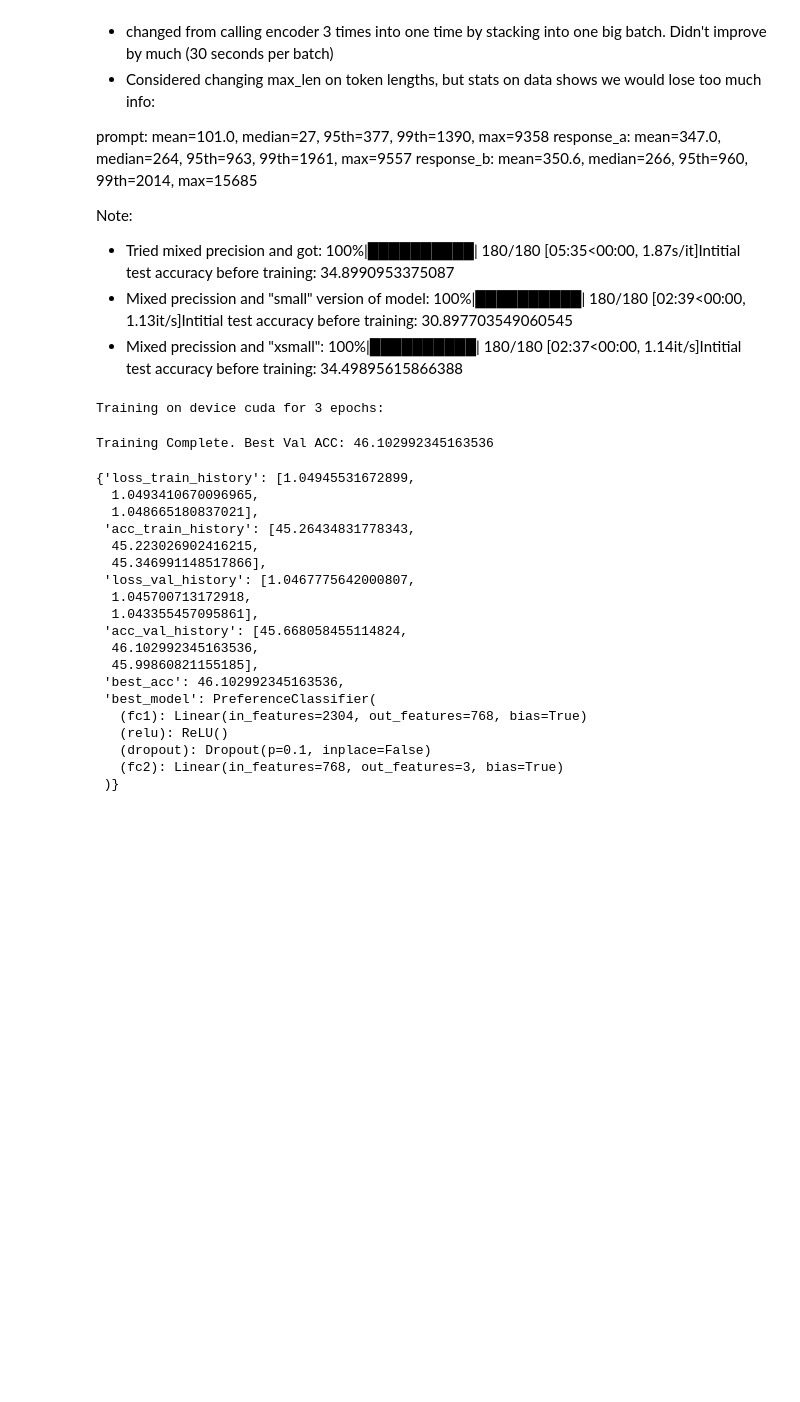
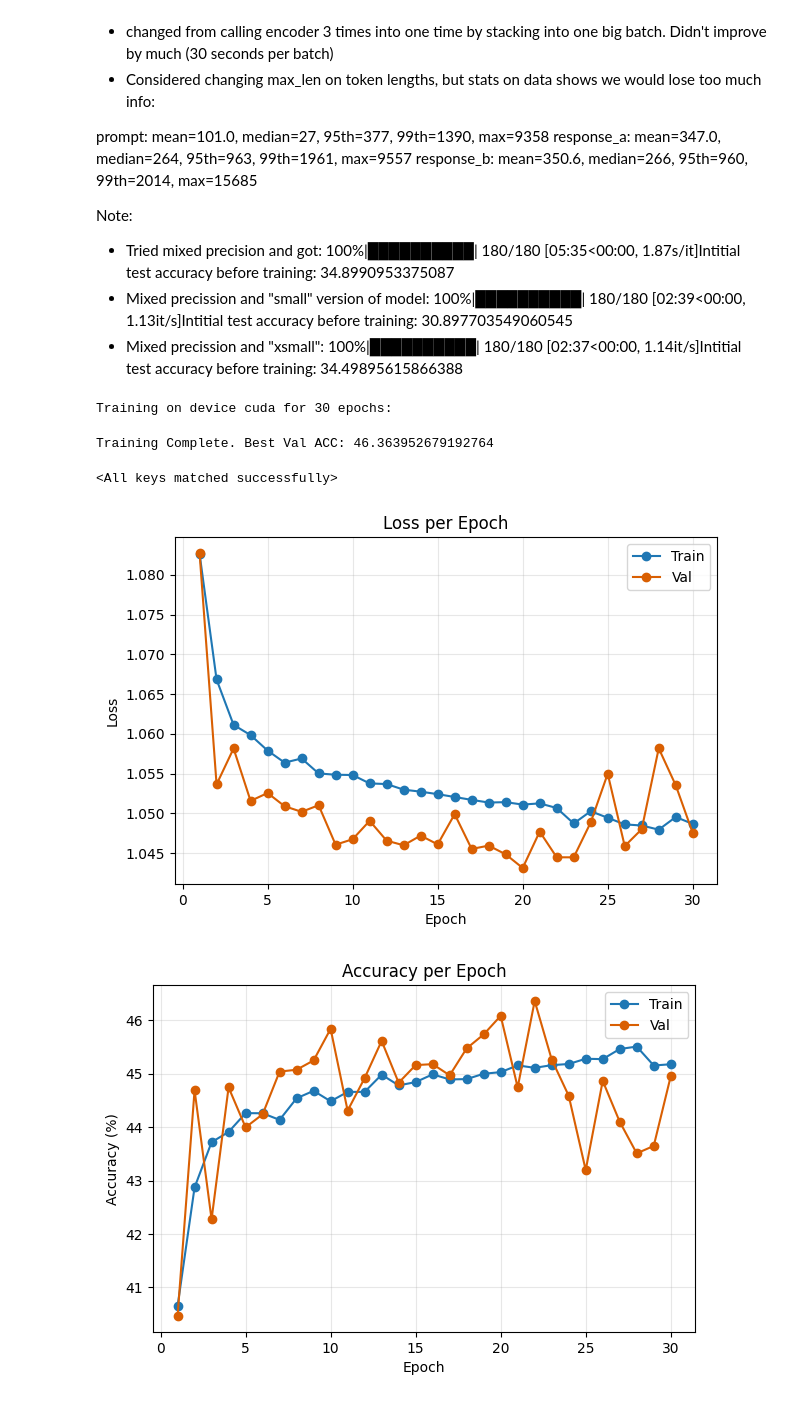
Before and after one commit to fernandoquintino/llm-classification-finetuning, a Jupyter notebook: LLM_kaggle_proect.ipynb, the cells around one changed output. Drawn from its saved outputs; the diff is of its cells as text; code cells hidden in the pictures; blank space fills up the shorter version.

Commit message:
Added a working train function. Still need to add documentation. I am able to save and reload model.

```diff
--- a/LLM_kaggle_proect.ipynb
+++ b/LLM_kaggle_proect.ipynb
@@ -633,7 +633,7 @@ def train_epoch(model, loader, device, optimizer, loss):
 
     return epoch_loss, epoch_acc
 
-def validate(model, loader, device, optimizer, loss):
+def validate_epoch(model, loader, device, optimizer, loss):
     model.eval()
     running_loss = 0.0
     correct = 0
@@ -675,7 +675,7 @@ def train_model(model, train_loader, val_loader, device, optimizer, loss, num_ep
         loss_train_history.append(epoch_train_loss)
         acc_train_history.append(epoch_train_acc)
 
-        epoch_val_loss, epoch_val_acc = validate(model, val_loader, device, optimizer, loss)
+        epoch_val_loss, epoch_val_acc = validate_epoch(model, val_loader, device, optimizer, loss)
         loss_val_history.append(epoch_val_loss)
         acc_val_history.append(epoch_val_acc)
 
@@ -695,26 +695,7 @@ def train_model(model, train_loader, val_loader, device, optimizer, loss, num_ep
         "best_model": best_model
     }
 # %%
-train_model(model, train_loader, val_loader, device, optimizer, loss, num_epochs=3)
+results = train_model(model, train_loader, val_loader, device, optimizer, loss, num_epochs=30)
 # %% [output]
-Training on device cuda for 3 epochs:
+Training on device cuda for 30 epochs:
-Training Complete. Best Val ACC: 46.102992345163536
+Training Complete. Best Val ACC: 46.363952679192764
-{'loss_train_history': [1.04945531672899,
-  1.0493410670096965,
-  1.048665180837021],
- 'acc_train_history': [45.26434831778343,
-  45.223026902416215,
-  45.346991148517866],
- 'loss_val_history': [1.0467775642000807,
-  1.045700713172918,
-  1.043355457095861],
- 'acc_val_history': [45.668058455114824,
-  46.102992345163536,
-  45.99860821155185],
- 'best_acc': 46.102992345163536,
- 'best_model': PreferenceClassifier(
-   (fc1): Linear(in_features=2304, out_features=768, bias=True)
-   (relu): ReLU()
-   (dropout): Dropout(p=0.1, inplace=False)
-   (fc2): Linear(in_features=768, out_features=3, bias=True)
- )}
@@ -720,0 +708,34 @@ Training Complete. Best Val ACC: 46.102992345163536
+# %%
+model_classifier = PreferenceClassifier()
+model_classifier.load_state_dict(torch.load(os.path.join(fullpath,filename)))
+# %% [output]
+<All keys matched successfully>
+# %%
+import matplotlib.pyplot as plt
+
+epochs = range(1, len(results["loss_train_history"]) + 1)
+
+# Loss
+fig, ax = plt.subplots(figsize=(7, 4.5))
+ax.plot(epochs, results["loss_train_history"], marker="o", color="#1f77b4", label="Train")
+ax.plot(epochs, results["loss_val_history"], marker="o", color="#d95f02", label="Val")
+ax.set_xlabel("Epoch")
+ax.set_ylabel("Loss")
+ax.set_title("Loss per Epoch")
+ax.legend()
+ax.grid(alpha=0.3)
+plt.show()
+
+# Accuracy
+fig, ax = plt.subplots(figsize=(7, 4.5))
+ax.plot(epochs, results["acc_train_history"], marker="o", color="#1f77b4", label="Train")
+ax.plot(epochs, results["acc_val_history"], marker="o", color="#d95f02", label="Val")
+ax.set_xlabel("Epoch")
+ax.set_ylabel("Accuracy (%)")
+ax.set_title("Accuracy per Epoch")
+ax.legend()
+ax.grid(alpha=0.3)
+plt.show()
+# %% [output]
+[figure, added]
+[figure, added]
```
Also changed, not shown: parts of 5 cells of this notebook.
